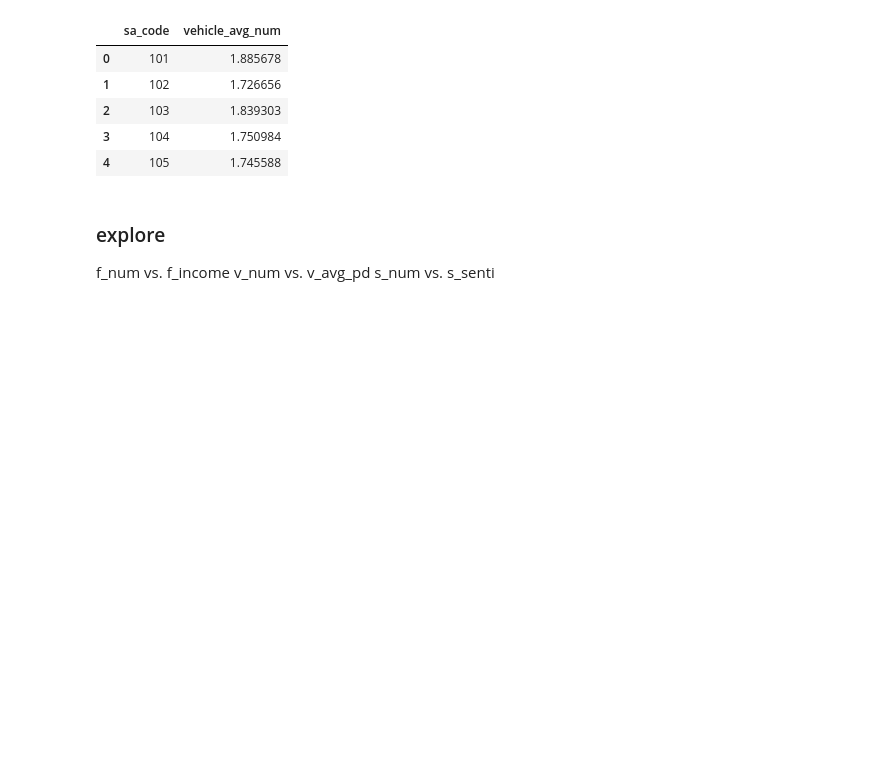
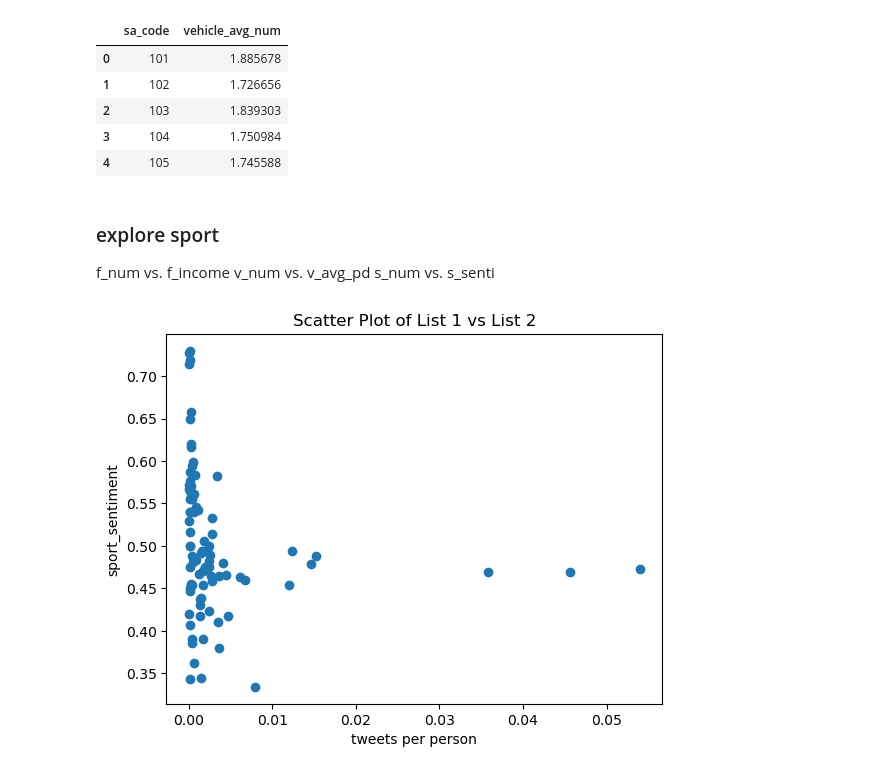
Before and after one commit to terrance2630/CCC_A2, a Jupyter notebook: processed_data_analysis/scenario_correlation.ipynb, the cells around one changed output. Saved outputs shown, nothing was run; the diff lists cells and outputs as text; code cells hidden in the pictures; blank space fills up the shorter version.

```diff
--- a/processed_data_analysis/scenario_correlation.ipynb
+++ b/processed_data_analysis/scenario_correlation.ipynb
@@ -102,7 +122,18 @@ vehicle_avg_num_df.head()
 | 3 | 104 | 1.750984 |
 | 4 | 105 | 1.745588 |
 # %% [markdown]
-### explore
+### explore sport
 f_num vs. f_income
 v_num vs. v_avg_pd
 s_num vs. s_senti
+# %%
+sport_sentiment_y = sport_sentiment_df['sport_sentiment']
+sport_tweets_pp_x = sport_tweets_pp_df['sport_tweets_pp']
+
+plt.scatter(sport_tweets_pp_x, sport_sentiment_y)
+plt.xlabel('tweets per person')
+plt.ylabel('sport_sentiment')
+plt.title('Scatter Plot of List 1 vs List 2')
+plt.show()
+# %% [output]
+[figure, added]
```
Also changed, not shown: parts of 9 cells of this notebook, 2 other files.
